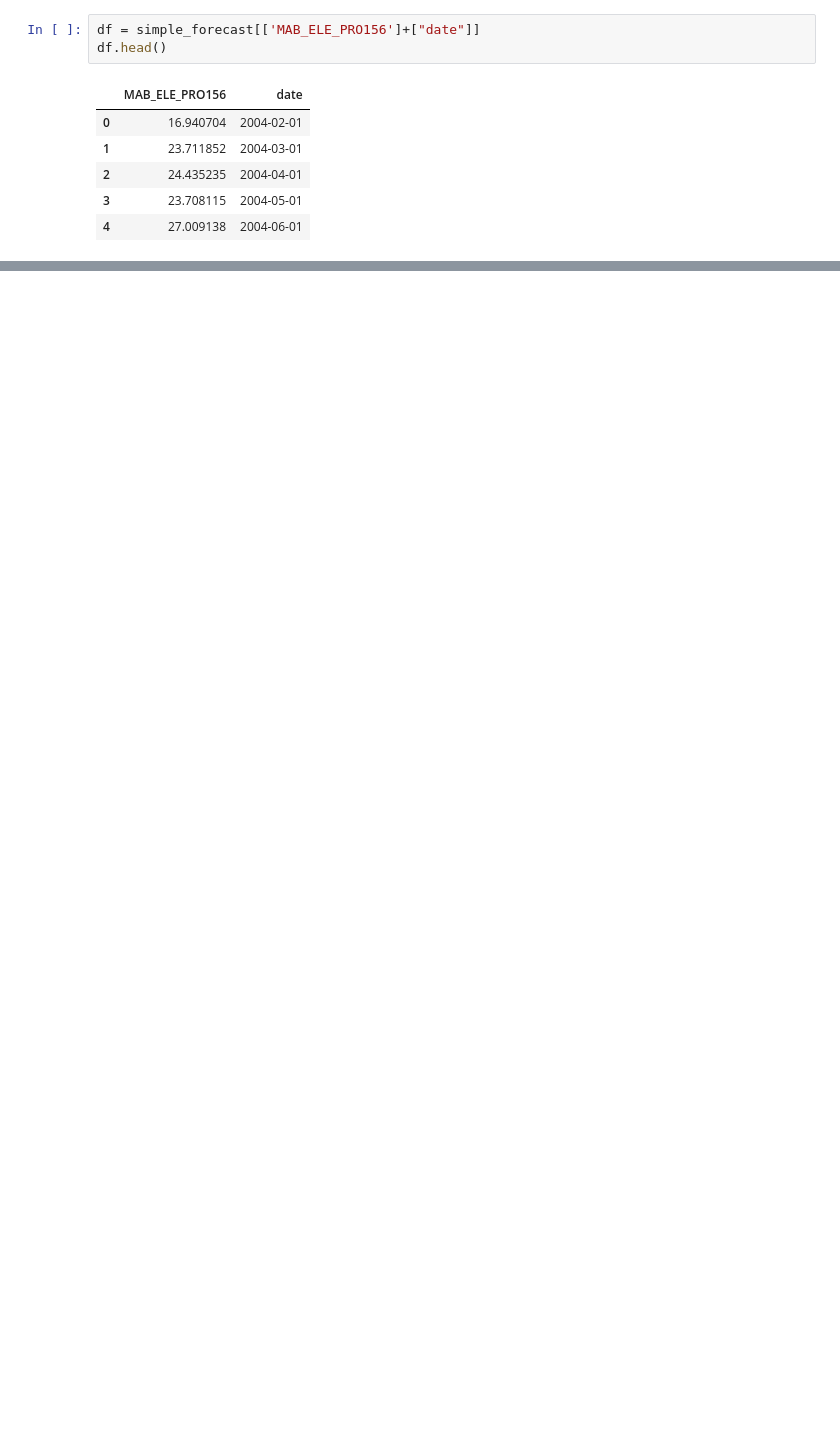
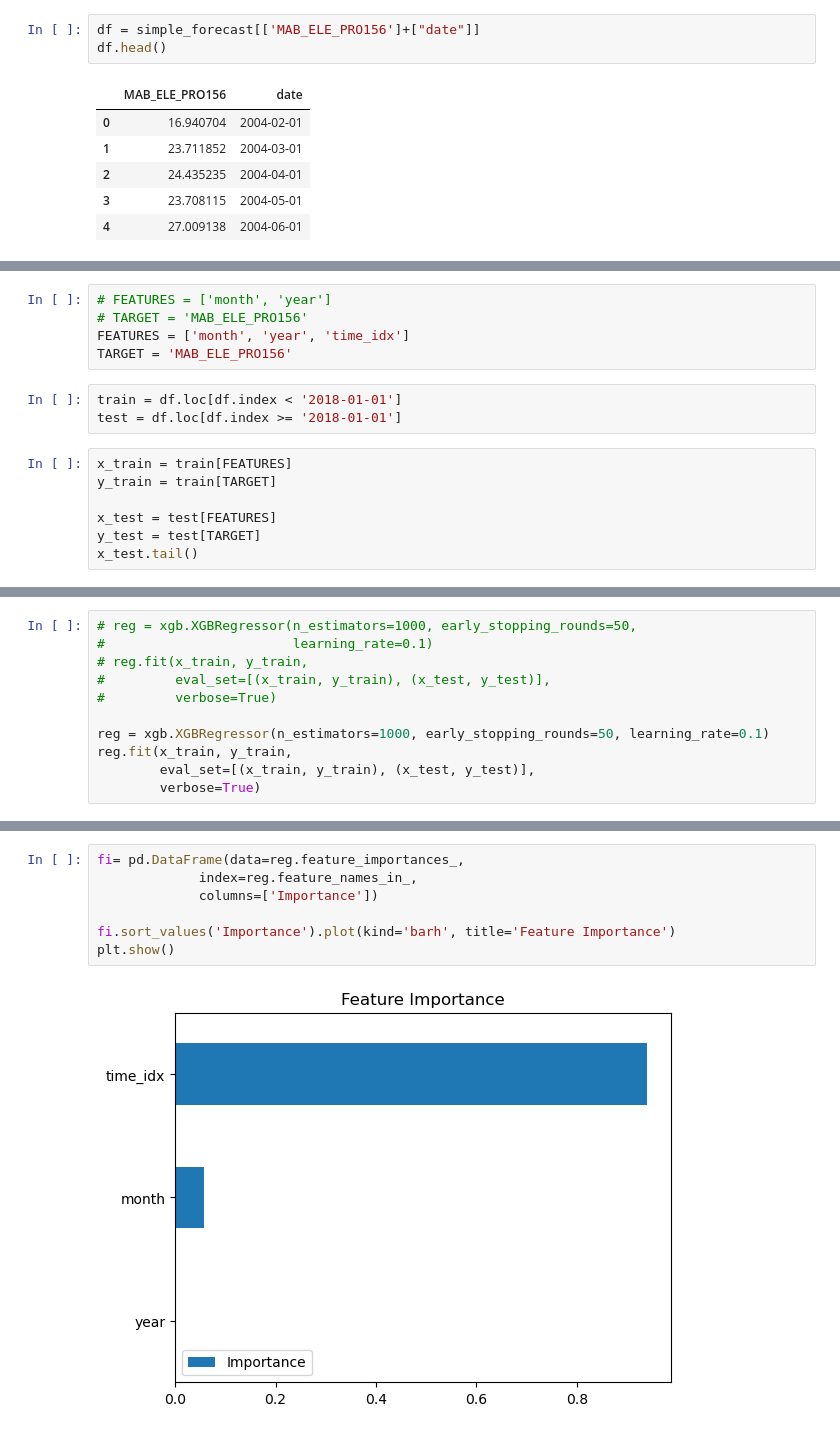
Before and after one commit to philippedut/BC_DA_Siemens, a Jupyter notebook: Notebooks/Market_data_prediction.ipynb, the cells around one changed output, grey strips where cells are left out. Drawn from its saved outputs; the diff is of its cells as text; blank space fills up the shorter version.

```diff
--- a/Notebooks/Market_data_prediction.ipynb
+++ b/Notebooks/Market_data_prediction.ipynb
@@ -441,0 +533,15 @@ df.plot(style='-', figsize=(15,5),color = color_pal[1], title= 'SIMPLE_FORECAST'
+# %%
+# FEATURES = ['month', 'year']
+# TARGET = 'MAB_ELE_PRO156'
+FEATURES = ['month', 'year', 'time_idx']
+TARGET = 'MAB_ELE_PRO156'
+# %%
+train = df.loc[df.index < '2018-01-01']
+test = df.loc[df.index >= '2018-01-01']
+# %%
+x_train = train[FEATURES]
+y_train = train[TARGET]
+
+x_test = test[FEATURES]
+y_test = test[TARGET]
+x_test.tail()
@@ -441,0 +564,11 @@ df.plot(style='-', figsize=(15,5),color = color_pal[1], title= 'SIMPLE_FORECAST'
+# %%
+# reg = xgb.XGBRegressor(n_estimators=1000, early_stopping_rounds=50,
+#                        learning_rate=0.1)
+# reg.fit(x_train, y_train,
+#         eval_set=[(x_train, y_train), (x_test, y_test)],
+#         verbose=True)
+
+reg = xgb.XGBRegressor(n_estimators=1000, early_stopping_rounds=50, learning_rate=0.1)
+reg.fit(x_train, y_train,
+        eval_set=[(x_train, y_train), (x_test, y_test)],
+        verbose=True)
@@ -441,0 +604,9 @@ df.plot(style='-', figsize=(15,5),color = color_pal[1], title= 'SIMPLE_FORECAST'
+# %%
+fi= pd.DataFrame(data=reg.feature_importances_,
+             index=reg.feature_names_in_,
+             columns=['Importance'])
+
+fi.sort_values('Importance').plot(kind='barh', title='Feature Importance')
+plt.show()
+# %% [output]
+[figure, added]
```
Also changed, not shown: parts of 27 cells of this notebook.
